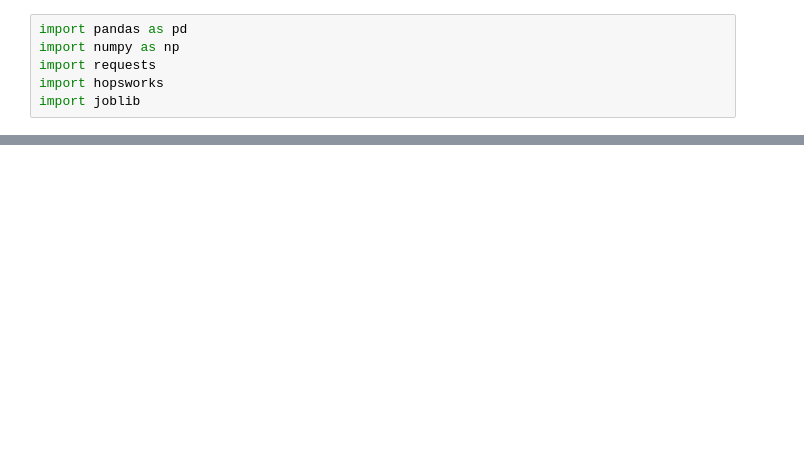
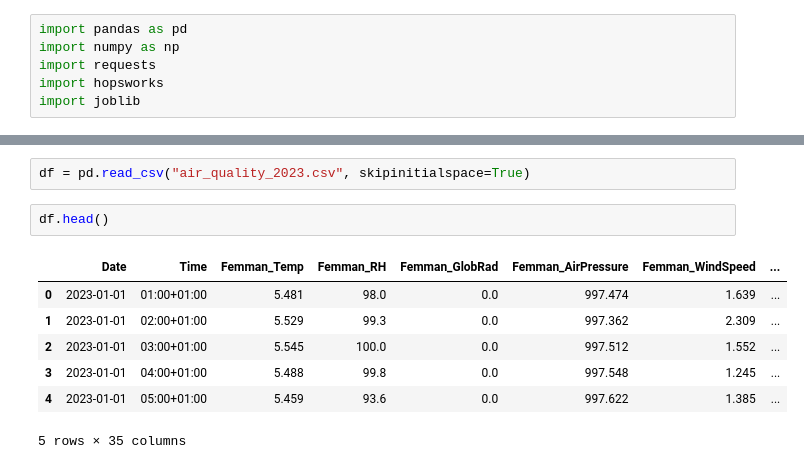
Before and after one commit to Manusj/mlops_hopsworks, a Jupyter notebook: Notebooks/EDA.ipynb, the cells around one changed output, grey strips where cells are left out. Cells and saved outputs as stored; diff of their text form; blank space fills up the shorter version.

```diff
--- a/Notebooks/EDA.ipynb
+++ b/Notebooks/EDA.ipynb
@@ -65,0 +16,12 @@ es
+# %%
+df = pd.read_csv("air_quality_2023.csv", skipinitialspace=True)
+# %%
+df.head()
+# %% [output]
+|  | Date | Time | Femman_Temp | Femman_RH | Femman_GlobRad | Femman_AirPressure | Femman_WindSpeed | ... |
+| 0 | 2023-01-01 | 01:00+01:00 | 5.481 | 98.0 | 0.0 | 997.474 | 1.639 | ... |
+| 1 | 2023-01-01 | 02:00+01:00 | 5.529 | 99.3 | 0.0 | 997.362 | 2.309 | ... |
+| 2 | 2023-01-01 | 03:00+01:00 | 5.545 | 100.0 | 0.0 | 997.512 | 1.552 | ... |
+| 3 | 2023-01-01 | 04:00+01:00 | 5.488 | 99.8 | 0.0 | 997.548 | 1.245 | ... |
+| 4 | 2023-01-01 | 05:00+01:00 | 5.459 | 93.6 | 0.0 | 997.622 | 1.385 | ... |
+5 rows × 35 columns
```
Also changed, not shown: parts of 74 cells of this notebook, 10 other files.
